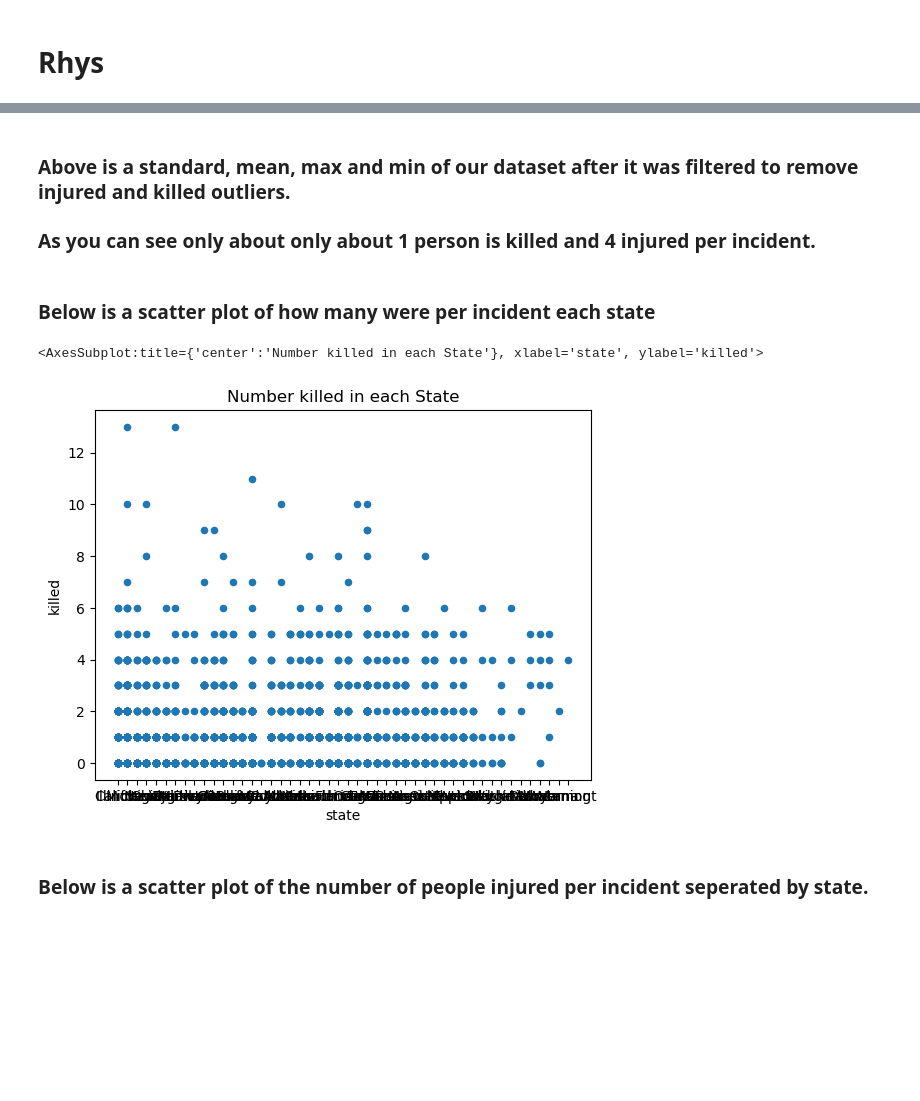
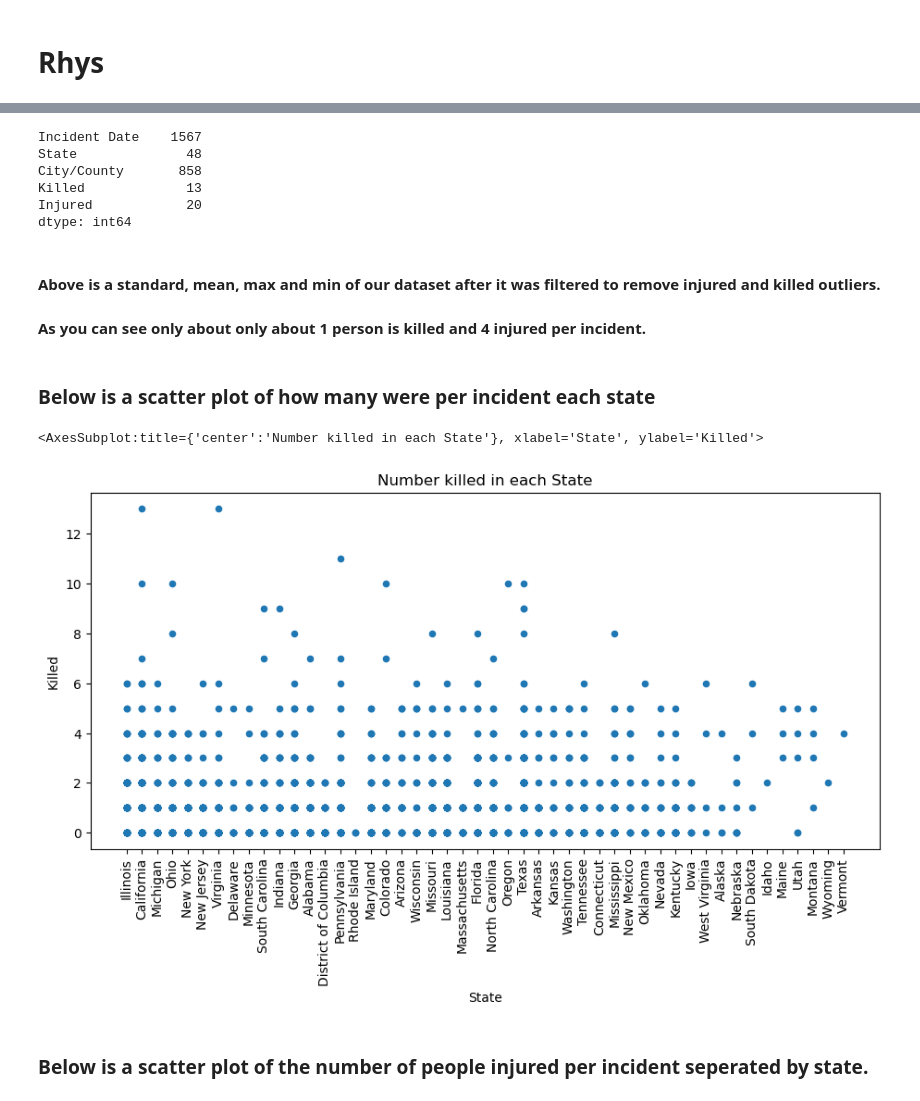
Before and after one commit to ubco-W2022T1-cosc301/project-group39, a Jupyter notebook: notebooks/analysis1.ipynb, the cells around one changed output, grey strips where cells are left out. Cells and saved outputs as stored; diff of their text form; code cells hidden in the pictures; blank space fills up the shorter version.

```diff
--- a/notebooks/analysis1.ipynb
+++ b/notebooks/analysis1.ipynb
@@ -5,15 +5,28 @@
 import pandas as pd
 import numpy as np
 df = pd.read_csv("../data/raw/US_Gun_Violence_Data.csv")
-df.head()
-df.columns
-df.shape
 df_cleaned = df.copy().drop(['incident_id','address'], axis=1)
 df_cleaned = df_cleaned.dropna(axis=0)
-df_cleaned.shape
-df_cleaned = df_cleaned.rename(columns={"city_or_county":"City/County","incident_date":"Incident Date","state":"State","killed":"Killed","injured":"Injured"})
+df_cleaned['month'] = df_cleaned.apply(lambda row: clean_month(row), axis=1)
+df_cleaned['year'] = df_cleaned.apply(lambda row: clean_year(row), axis=1)
+df_cleaned = df_cleaned.rename(columns={"city_or_county":"City/County","incident_date":"Incident Date","state":"State","killed":"Killed","injured":"Injured", "year":"Year","month":"Month"})
 df_cleaned = df_cleaned[df_cleaned['Killed'] < 15]
 df_cleaned = df_cleaned[df_cleaned['Injured'] < 20]
+df_cleaned = df_cleaned[df_cleaned['Year'] < 2021]
+df_cleaned['Total'] = df_cleaned['Killed'] + df_cleaned['Injured']
+df_cleaned = df_cleaned[['Year','Month','State','City/County','Killed','Injured','Total']]
+
+def clean_month(row):
+
+    months = ['January','February','March','April','May','June','July','August','September','October','November','December']
+    month = [m for m in months if(m in row.incident_date)]
+    return month[0]
+
+def clean_year(row):
+
+    years = ['2014','2015','2016','2017','2018','2019','2020','2021','2022']
+    year = [y for y in years if(y in row.incident_date)]
+    return int(year[0])
+
 print(df_cleaned)
-df_cleaned.describe().apply(lambda s: s.apply(lambda x: format(x, 'f')))
 # %% [output]
@@ -43,13 +59,22 @@ df_cleaned.describe().apply(lambda s: s.apply(lambda x: format(x, 'f')))
+# %%
+df_cleaned.nunique(axis=0)
+# %% [output]
+Incident Date    1567
+State              48
+City/County       858
+Killed             13
+Injured            20
+dtype: int64
 # %% [markdown]
-### Above is a standard, mean, max and min of our dataset after it was filtered to remove injured and killed outliers.
-### As you can see only about only about 1 person is killed and 4 injured per incident.
+#### Above is a standard, mean, max and min of our dataset after it was filtered to remove injured and killed outliers.
+#### As you can see only about only about 1 person is killed and 4 injured per incident.
 # %% [markdown]
 ### Below is a scatter plot of how many were per incident each state
 # %%
-df_cleaned.plot(kind = 'scatter', x = 'state', y = 'killed', title = "Number killed in each State")
+df_cleaned.plot(kind = 'scatter',figsize=(11,5), x = 'State', y = 'Killed', rot = 90, title = "Number killed in each State")
 # %% [output]
-<AxesSubplot:title={'center':'Number killed in each State'}, xlabel='state', ylabel='killed'>
+<AxesSubplot:title={'center':'Number killed in each State'}, xlabel='State', ylabel='Killed'>
-[figure, old version]
+[figure, new version]
 # %% [markdown]
 ### Below is a scatter plot of the number of people injured per incident seperated by state.
 # %%
```
Also changed, not shown: parts of 5 cells of this notebook, 1 other file.
